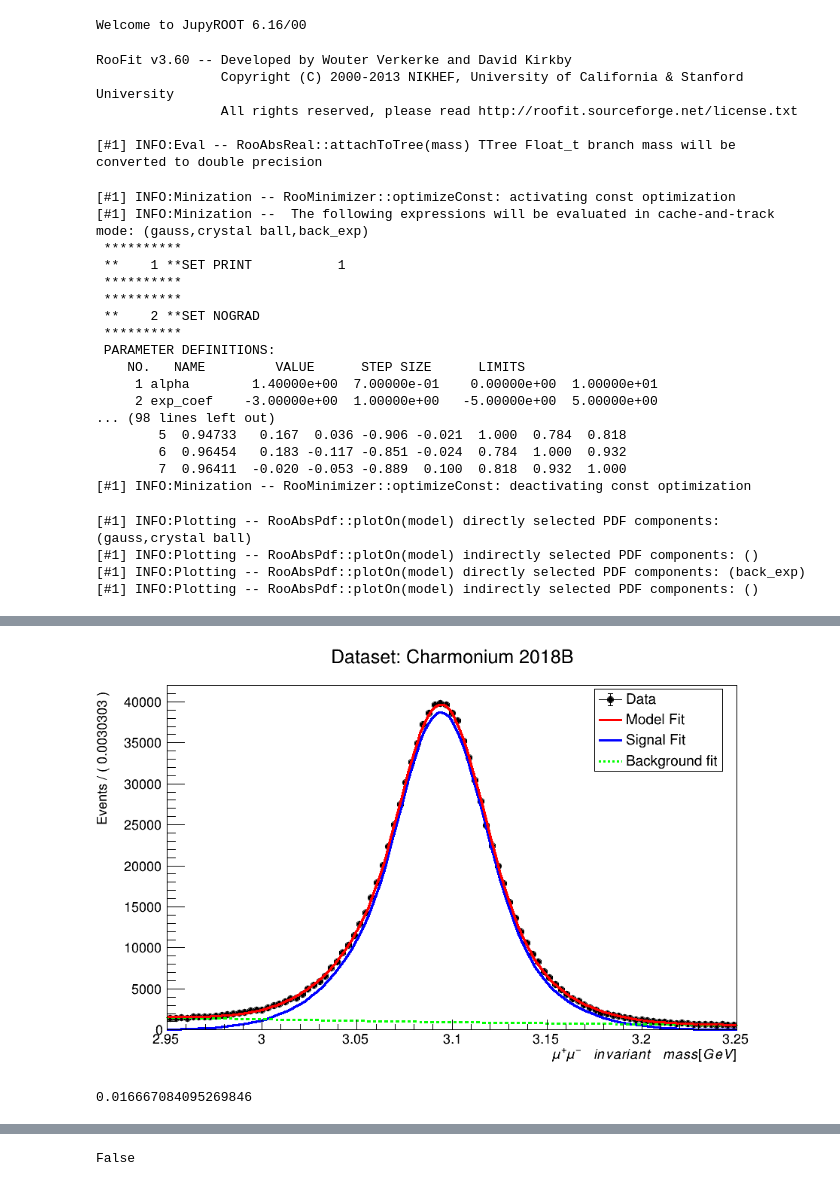
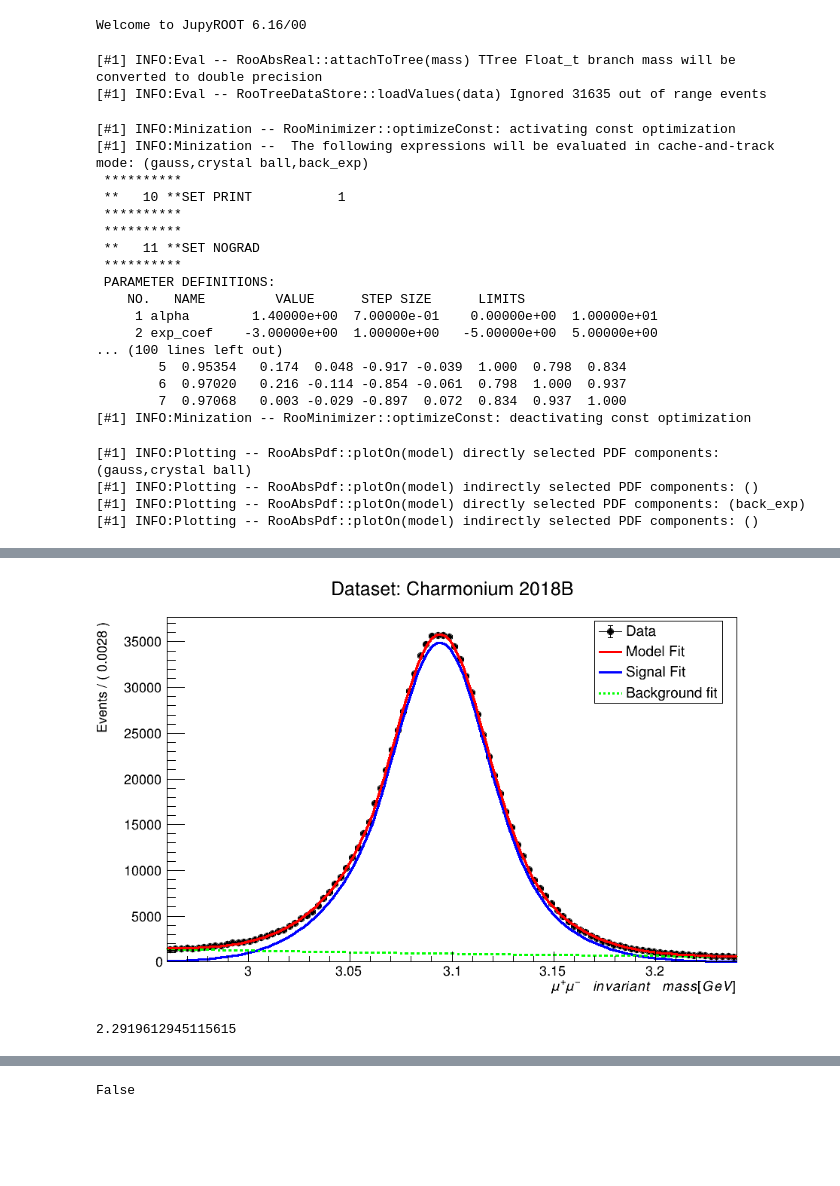
Before and after one commit to Mapse/OniaOpenCharmRun2ULAna, a Jupyter notebook: fit/jpsi_fit.ipynb, the cells around one changed output, grey strips where cells are left out. Cells and saved outputs as stored; diff of their text form; code cells hidden in the pictures; blank space fills up the shorter version.

```diff
--- a/fit/jpsi_fit.ipynb
+++ b/fit/jpsi_fit.ipynb
@@ -7,7 +7,7 @@ Welcome to JupyROOT 6.16/00
 # %%
 file = ROOT.TFile.Open("../output/Charmonium2018B_test/jpsi_charmonium_2018B.root")
 
-mass = ROOT.RooRealVar("mass", "", 2.95, 3.25)
+mass = ROOT.RooRealVar("mass", "", 2.96, 3.24)
 
 #x_range = [2.95, 3.25]
 #bin_widht = 30e-4
@@ -16,18 +16,15 @@ mass = ROOT.RooRealVar("mass", "", 2.95, 3.25)
 
 data = ROOT.RooDataSet("data", "", file.Jpsi, ROOT.RooArgSet(mass))
 # %% [output]
-RooFit v3.60 -- Developed by Wouter Verkerke and David Kirkby
-                Copyright (C) 2000-2013 NIKHEF, University of California & Stanford University
-                All rights reserved, please read http://roofit.sourceforge.net/license.txt
-
 [#1] INFO:Eval -- RooAbsReal::attachToTree(mass) TTree Float_t branch mass will be converted to double precision
+[#1] INFO:Eval -- RooTreeDataStore::loadValues(data) Ignored 31635 out of range events
 # %%
 #Signal PDFs
 
 ## Signal PDF: Crystal ball and gaussian
 
 frac_gauss = ROOT.RooRealVar("frac_gauss","", 0.4, 0.0, 1.0)
-mean = ROOT.RooRealVar("mean", "", 3.09, 2.95, 3.25)
+mean = ROOT.RooRealVar("mean", "", 3.09355, 2.95, 3.25)
 sigma_gauss = ROOT.RooRealVar("sigma gauss", "", 0.02, 0.000001, 1)
 
 yield_cb = ROOT.RooRealVar("yield_cb","", 0.6, 0.0, 1.0)
@@ -35,7 +32,7 @@ sigma_cb = ROOT.RooRealVar("sigma cb", "", 0.02, 0.000001, 1)
 
 alpha = ROOT.RooRealVar("alpha", "", 1.4, 0, 10)
 
-n = ROOT.RooRealVar("n", "", 99, 0, 100)
+n = ROOT.RooRealVar("n", "", 30, 0, 150)
 n.setConstant(True)
 
 signal1 = ROOT.RooGaussian("gauss", "", mass, mean, sigma_gauss)
@@ -55,19 +52,19 @@ result = model.fitTo(data, ROOT.RooFit.Save())
 [#1] INFO:Minization -- RooMinimizer::optimizeConst: activating const optimization
 [#1] INFO:Minization --  The following expressions will be evaluated in cache-and-track mode: (gauss,crystal ball,back_exp)
  **********
- **    1 **SET PRINT           1
+ **   10 **SET PRINT           1
  **********
  **********
- **    2 **SET NOGRAD
+ **   11 **SET NOGRAD
  **********
  PARAMETER DEFINITIONS:
     NO.   NAME         VALUE      STEP SIZE      LIMITS
      1 alpha        1.40000e+00  7.00000e-01    0.00000e+00  1.00000e+01
      2 exp_coef    -3.00000e+00  1.00000e+00   -5.00000e+00  5.00000e+00
-... (98 lines left out)
-        5  0.94733   0.167  0.036 -0.906 -0.021  1.000  0.784  0.818
-        6  0.96454   0.183 -0.117 -0.851 -0.024  0.784  1.000  0.932
-        7  0.96411  -0.020 -0.053 -0.889  0.100  0.818  0.932  1.000
+... (100 lines left out)
+        5  0.95354   0.174  0.048 -0.917 -0.039  1.000  0.798  0.834
+        6  0.97020   0.216 -0.114 -0.854 -0.061  0.798  1.000  0.937
+        7  0.97068   0.003 -0.029 -0.897  0.072  0.834  0.937  1.000
 [#1] INFO:Minization -- RooMinimizer::optimizeConst: deactivating const optimization
 # %%
 ## Plots
@@ -80,7 +77,7 @@ styles = {"model" : 1, "signal" : 1, "background" : 2}
 can = ROOT.TCanvas("can", "histograms", 950, 600)
 
 # Frame creation
-frame1 = mass.frame(ROOT.RooFit.Title("Dataset: Charmonium 2018B"), ROOT.RooFit.Bins(99))
+frame1 = mass.frame(ROOT.RooFit.Title("Dataset: Charmonium 2018B"), ROOT.RooFit.Bins(100))
 frame1.GetXaxis().SetTitle("#\mu^+\mu^- #invariant \ mass[GeV]")
 
 # Data
@@ -120,10 +118,9 @@ can.SaveAs("Jpsi_fit.png")
 Info in <TCanvas::Print>: png file Jpsi_fit.png has been created
-[figure, old version]
+[figure, new version]
-# %%
-alpha.getVal()
-alpha.getError()
-# %% [output]
-0.016667084095269846
+# %%
+reduce_chi_square
+# %% [output]
+2.2919612945115615
 # %%
 ## Compute the effective sigma
 # SigmaEff = fractionGauss * sigmaGauss + (1-fractionGauss) * sigmaCB
```
Also changed, not shown: parts of 3 cells of this notebook, 2 other files.
